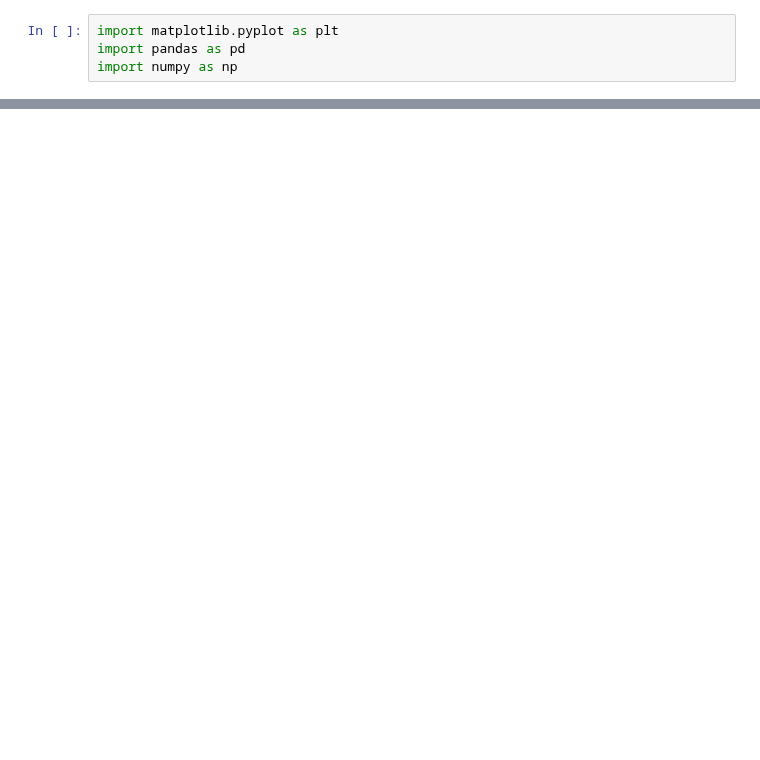
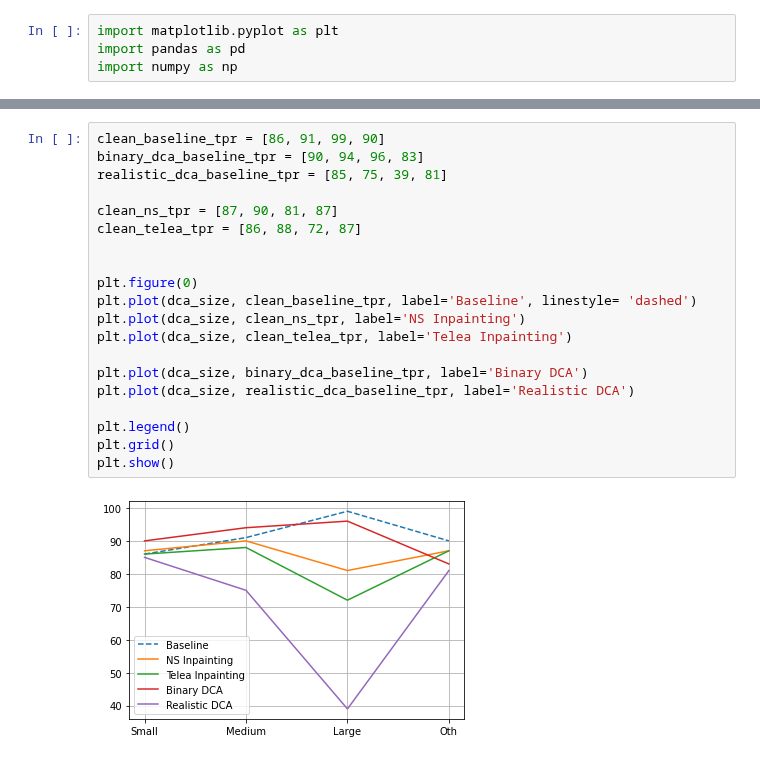
Before and after one commit to mmu-dermatology-research/dca_artifact_removal, a Jupyter notebook: Notebooks/Graph_Gen.ipynb, the cells around one changed output, grey strips where cells are left out. Saved outputs shown, nothing was run; the diff lists cells and outputs as text; blank space fills up the shorter version.

```diff
--- a/Notebooks/Graph_Gen.ipynb
+++ b/Notebooks/Graph_Gen.ipynb
@@ -31,0 +43,22 @@ plt.show()
+# %%
+clean_baseline_tpr = [86, 91, 99, 90]
+binary_dca_baseline_tpr = [90, 94, 96, 83]
+realistic_dca_baseline_tpr = [85, 75, 39, 81]
+
+clean_ns_tpr = [87, 90, 81, 87]
+clean_telea_tpr = [86, 88, 72, 87]
+
+
+plt.figure(0)
+plt.plot(dca_size, clean_baseline_tpr, label='Baseline', linestyle= 'dashed')
+plt.plot(dca_size, clean_ns_tpr, label='NS Inpainting')
+plt.plot(dca_size, clean_telea_tpr, label='Telea Inpainting')
+
+plt.plot(dca_size, binary_dca_baseline_tpr, label='Binary DCA')
+plt.plot(dca_size, realistic_dca_baseline_tpr, label='Realistic DCA')
+
+plt.legend()
+plt.grid()
+plt.show()
+# %% [output]
+[figure, added]
```
Also changed, not shown: parts of 16 cells of this notebook, 13 other files.
